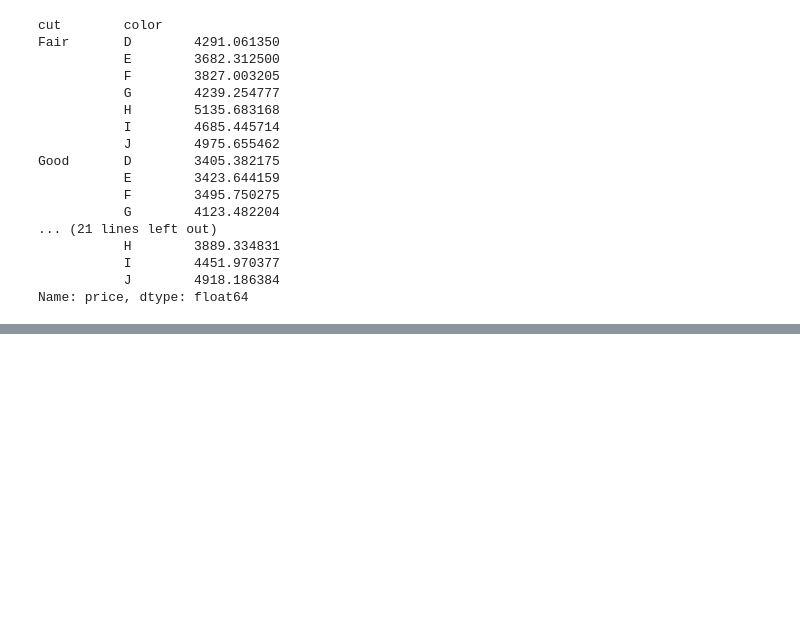
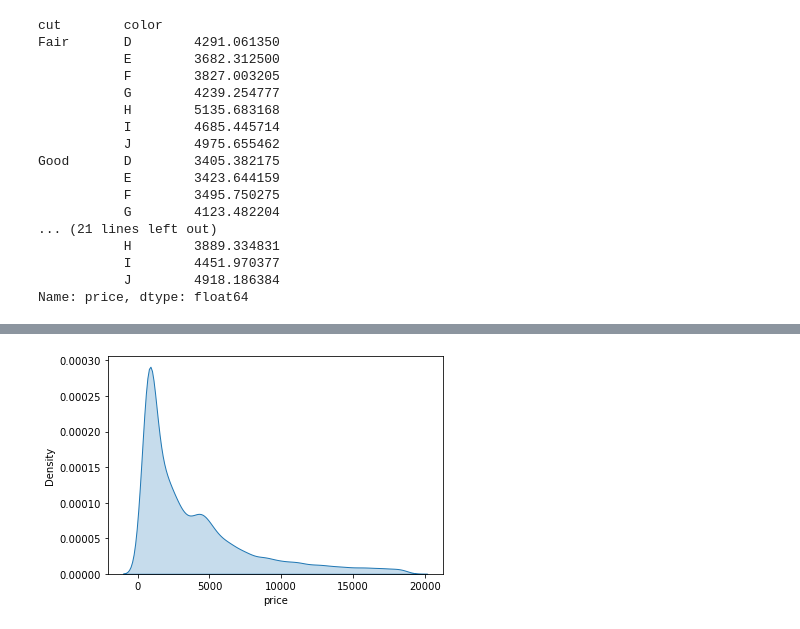
Before and after one commit to suedabilen/datascience-practice, a Jupyter notebook: verigorsellestirme.ipynb, the cells around one changed output, grey strips where cells are left out. Cells and saved outputs as stored; diff of their text form; code cells hidden in the pictures; blank space fills up the shorter version.

```diff
--- a/verigorsellestirme.ipynb
+++ b/verigorsellestirme.ipynb
@@ -553,0 +585,4 @@ Name: price, dtype: float64
+# %%
+sns.kdeplot(df.price,shade=True);
+# %% [output]
+[figure, added]
```
Also changed, not shown: parts of 36 cells of this notebook.
